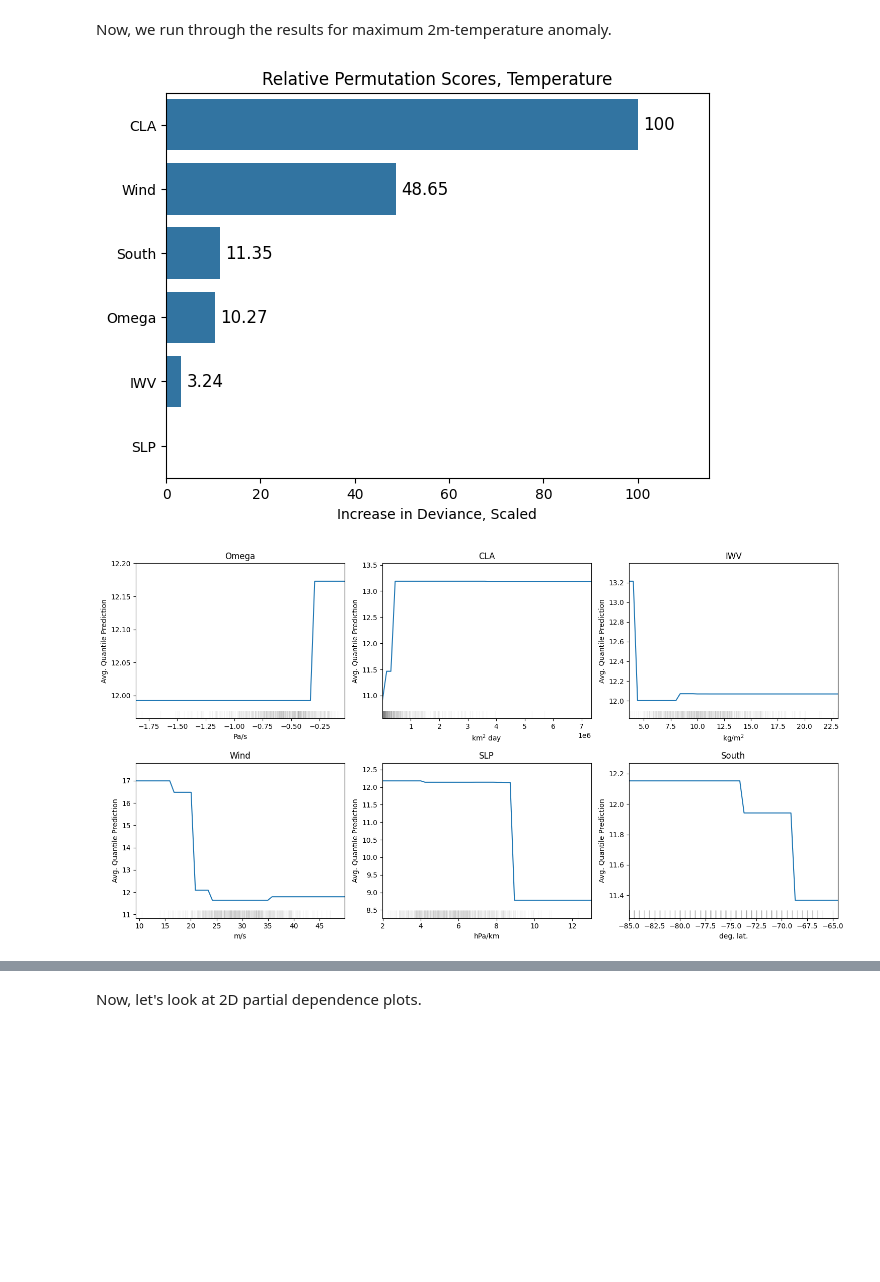
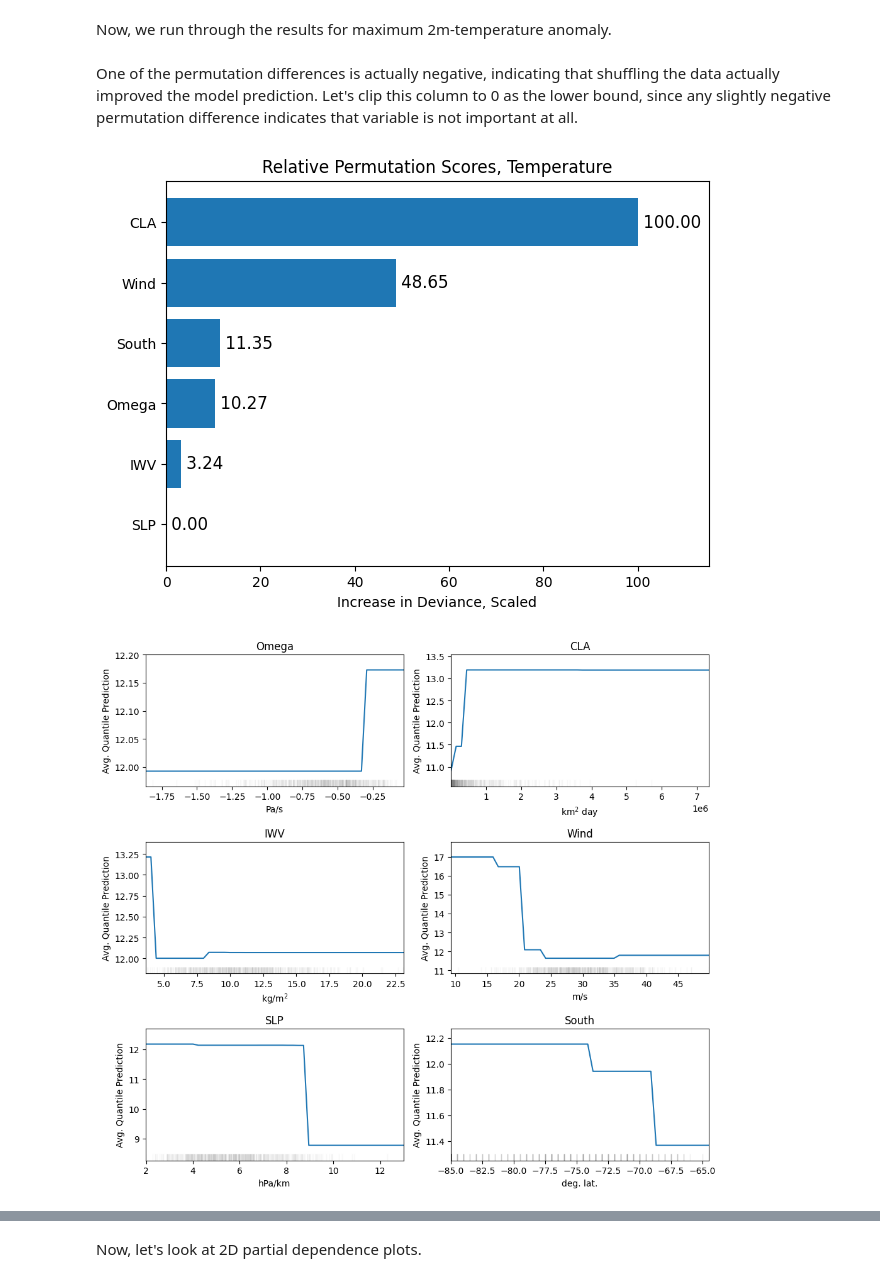
Before and after one commit to jbbutler/extreme_antarctic_ARs, a Jupyter notebook: notebooks/extreme_modelling_results.ipynb, the cells around one changed output, grey strips where cells are left out. Drawn from its saved outputs; the diff is of its cells as text; code cells hidden in the pictures; blank space fills up the shorter version.

```diff
--- a/notebooks/extreme_modelling_results.ipynb
+++ b/notebooks/extreme_modelling_results.ipynb
@@ -228,6 +273,10 @@ for ax, (feat_x, feat_y) in zip(axs, combos):
         continue
 
     df = pd.read_csv(pair_to_file[key])
+
+    if 'cumulative_landfalling_area' in df.columns:
+       df = df.loc[(df.max_IWV_ais <= 20) & (df.cumulative_landfalling_area <= 2.5*(10**6))]
+
     piv = df.pivot_table(index=feat_y, columns=feat_x, values='Q')
     grid1 = piv.columns.values
     grid2 = piv.index.values
@@ -243,6 +292,5 @@ for ax, (feat_x, feat_y) in zip(axs, combos):
     ax.set_ylabel(ABBV_DICT.get(feat_y, feat_y))
 
 plt.tight_layout()
-plt.show()
-#plt.savefig('plots/snowfall_2d_pdp_selected.png', dpi=300)
+plt.savefig('../outputs/plots/extreme_snow_2D_pdp_subset_filtered.png', dpi=300);
 # %% [output]
@@ -254,10 +302,10 @@ shap_snow = pd.read_csv(load_path / 'shap/snow_shap_values.csv')
 # %%
 features = list(shap_snow.columns)
 n = len(features)
-ncols = 3
+ncols = 2
 nrows = int(np.ceil(n / ncols))
 
-fig, axes = plt.subplots(nrows, ncols, figsize=(6 * ncols, 4 * nrows))
+fig, axes = plt.subplots(nrows, ncols, figsize=(5*ncols, 3*nrows))
 axes = np.atleast_1d(axes).flatten()
 
 for ax, feat in zip(axes, features):
@@ -273,4 +321,5 @@ for ax in axes[n:]:
     ax.axis('off')
 
 plt.tight_layout()
+plt.savefig('../outputs/plots/extreme_snow_1D_shap_full_unfiltered.png', dpi=300)
 # %% [output]
@@ -279,7 +328,9 @@ plt.tight_layout()
 There's quite a few extreme SHAP values which make it difficult to observe some of the finer relationships. Let's clip these plots so we can see what the smaller SHAP values look like.
 # %%
 wanted = ['cumulative_landfalling_area', 'max_IWV_ais', 'avg_landfalling_minomega', 'max_landfalling_v850hPa']
-
+to_clip = ~(shap_snow >= 100).any(axis=1)
+shap_snow_clipped = shap_snow[to_clip]
+X_test_snow_clipped = X_test_snow[to_clip]
 shap_snow_clipped_subset = shap_snow_clipped[wanted]
 
 features = list(shap_snow_clipped_subset.columns)
@@ -289,7 +340,7 @@ nrows = int(np.ceil(n / ncols))
 
 shap_snow
 
-fig, axes = plt.subplots(nrows, ncols, figsize=(8, 6))
+fig, axes = plt.subplots(nrows, ncols, figsize=(10, 6))
 axes = np.atleast_1d(axes).flatten()
 
 for ax, feat in zip(axes, features):
@@ -305,4 +356,6 @@ for ax in axes[n:]:
     ax.axis('off')
 
 plt.tight_layout()
+
+plt.savefig('../outputs/plots/extreme_snow_1D_shap_subset_filtered.png', dpi=300)
 # %% [output]
@@ -369,3 +410,19 @@ plot_shap_summary_bar(shap_snow_clipped, ax, tick_labels=tick_labels, xlabel='me
 plt.tight_layout()
 # %% [output]
 [figure]
+# %%
+fig, axs = plt.subplots(figsize=(14,5), ncols=2, nrows=1)
+tick_labels = [ABBV_DICT[varname] for varname in snow_VI_dat.index]
+plot_variable_importance(snow_VI_dat, axs[0], 'Relative Permutation Scores, Extreme Snowfall', value_col='avg_perm_diff',
+                         xlabel = 'Increase in Deviance, Scaled', normalize=True, tick_labels=tick_labels)
+
+tick_labels = []
+for feat in X_test_snow.columns:
+    abbv = ABBV_DICT.get(feat, feat)
+    tick_labels.append(f'{abbv}' if units else abbv)
+plot_shap_summary_bar(shap_snow, axs[1], tick_labels=tick_labels,
+                      feature_names=X_test_snow.columns, title='Relative SHAP Importance Scores, Extreme Snowfall',
+                      xlabel='Mean Absolute SHAP Value, Scaled', normalize=True,
+                      label_fmt='{:.2f}')
+plt.tight_layout()
+plt.savefig('../outputs/plots/extreme_snowfall_VI.png', dpi=300);
@@ -382,9 +441,11 @@ X_train_temp = pd.read_csv(load_path / 'train_test_data/gbex_temp_trainX.csv')
 z_train_temp = pd.read_csv(load_path / 'train_test_data/gbex_temp_trainZ.csv')
 X_test_temp = pd.read_csv(load_path / 'train_test_data/gbex_temp_testX.csv')
 z_test_temp = pd.read_csv(load_path / 'train_test_data/gbex_temp_testZ.csv')
+# %% [markdown]
+One of the permutation differences is actually negative, indicating that shuffling the data actually improved the model prediction. Let's clip this column to 0 as the lower bound, since any slightly negative permutation difference indicates that variable is not important at all.
 # %%
 temp_VI_dat = pd.read_csv(load_path / 'variable_importance/temp_gbex_VI.csv', index_col=0)
-
+temp_VI_dat = temp_VI_dat.clip(lower=0)
 temp_VI_dat = temp_VI_dat.round(4)
 temp_VI_dat = temp_VI_dat.sort_values(by='avg_perm_diff', ascending=False)
 tick_labels = [ABBV_DICT[varname] for varname in temp_VI_dat.index]
@@ -393,41 +454,42 @@ fig, ax = plt.subplots(figsize=(7,5))
 plot_variable_importance(importances=temp_VI_dat, ax=ax, value_col='avg_perm_diff',
                         title='Relative Permutation Scores, Temperature', xlabel='Increase in Deviance, Scaled', normalize=True, tick_labels=tick_labels);
 # %% [output]
-[figure, old version]
+[figure, new version]
 # %%
 pdp_1D_dir = load_path / 'pdp_1D'
 temp_files = sorted(pdp_1D_dir.glob('*temp.csv'))
 
 n = len(temp_files)
-ncols = 3
+ncols = 2
 nrows = int(np.ceil(n / ncols))
 
-fig, axs = plt.subplots(nrows, ncols, figsize=(5 * ncols, 4 * nrows))
+fig, axs = plt.subplots(nrows, ncols, figsize=(5*ncols, 3*nrows))
 axs = np.atleast_1d(axs).flatten()
 
 for ax, fpath in zip(axs, temp_files):
     df = pd.read_csv(fpath)
 
     # the grid column is whatever isn't 'Q' (ignore any saved index column)
     var = next(c for c in df.columns if c != 'Q' and not c.startswith('Unnamed'))
 
     # grab variable name abbreviation and units for labelling
     abbv = ABBV_DICT[var]
     units = UNITS_DICT[var]
 
     df = df.sort_values(var)  # ensure the line plots left-to-right
 
     plot_pdp_1d(grid=df[var], pdp_vals=df['Q'], ax=ax, title=abbv, feature_values=X_full_temp[var],
                 xlabel=units, ylabel='Avg. Quantile Prediction', rug=True,
                 rug_kwargs={'height': 0.05, 'color': 'gray', 'alpha': 0.05})
 
 # hide any leftover empty axes (e.g. if n isn't a multiple of ncols)
 for ax in axs[n:]:
     ax.axis('off')
 
 plt.tight_layout()
+plt.savefig('../outputs/plots/extreme_temp_1D_pdp_full.png', dpi=300)
 # %% [output]
-[figure, old version]
+[figure, new version]
 # %%
 wanted = ['cumulative_landfalling_area',
           'max_landfalling_v850hPa',
```
Also changed, not shown: parts of 22 cells of this notebook, 10 other files.
